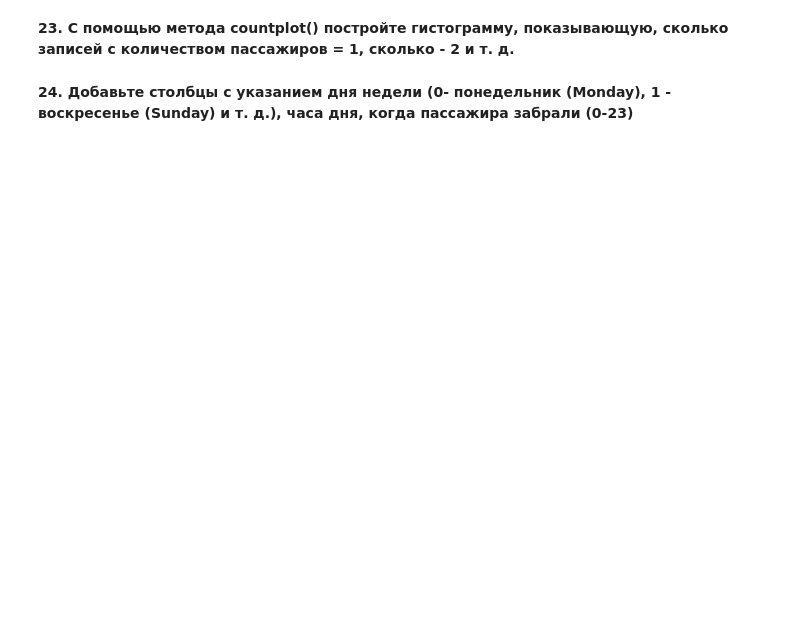
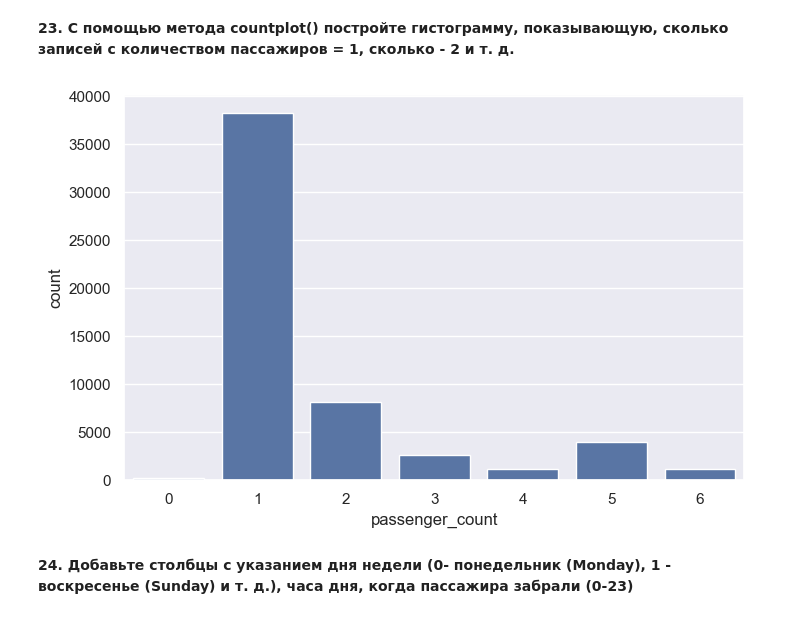
Before and after one commit to corzent/data_science, a Jupyter notebook: Checkpoint/First Module assignment_ПМИ-3-22(АиОБД)_Ишенов_Данияр.ipynb, the cells around one changed output. Cells and saved outputs as stored; diff of their text form; code cells hidden in the pictures; blank space fills up the shorter version.

```diff
--- a/Checkpoint/First Module assignment_ПМИ-3-22(АиОБД)_Ишенов_Данияр.ipynb
+++ b/Checkpoint/First Module assignment_ПМИ-3-22(АиОБД)_Ишенов_Данияр.ipynb
@@ -344,6 +374,8 @@ malignant_count, benign_count
 **20. С использованием параметра parse_dates функции read_csv выполните разбор строк в столбце pickup_datetime.**
 # %%
 # Ваш код здесь
+
+taxi_data = pd.read_csv('taxi-fares.csv', parse_dates=['pickup_datetime'])
 # %% [markdown]
 **21. Узнайте количество записей и полей**
 # %%
@@ -357,9 +417,14 @@ malignant_count, benign_count
 # %%
 %matplotlib inline
 import matplotlib.pyplot as plt
 import seaborn as sns
 sns.set()
 
 # Ваш код здесь
+plt.figure(figsize=(8, 5))
+sns.countplot(taxi_data, x='passenger_count')
+plt.show()
+# %% [output]
+[figure, added]
 # %% [markdown]
 **24. Добавьте столбцы с указанием дня недели (0- понедельник (Monday), 1 - воскресенье (Sunday) и т. д.), часа дня, когда пассажира забрали (0-23)**
```
Also changed, not shown: parts of 11 cells of this notebook, 2 other files.
